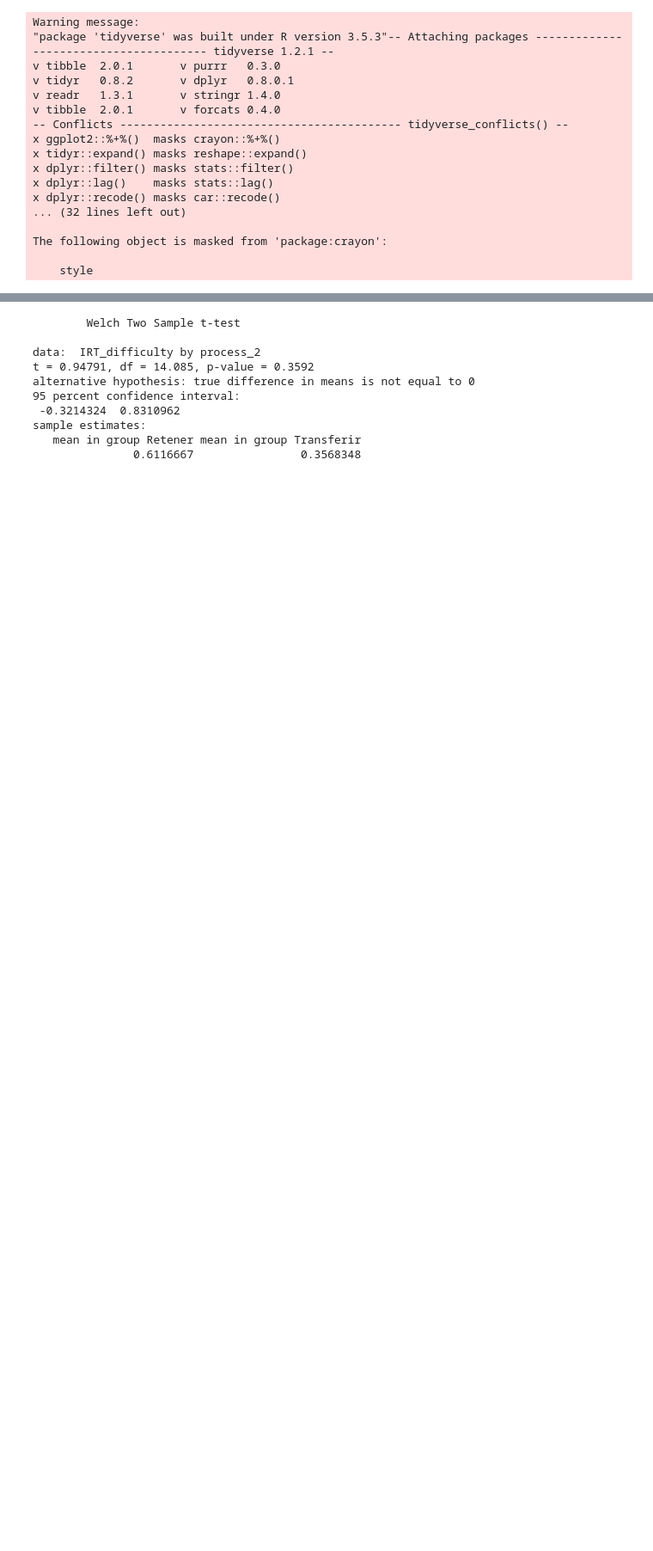
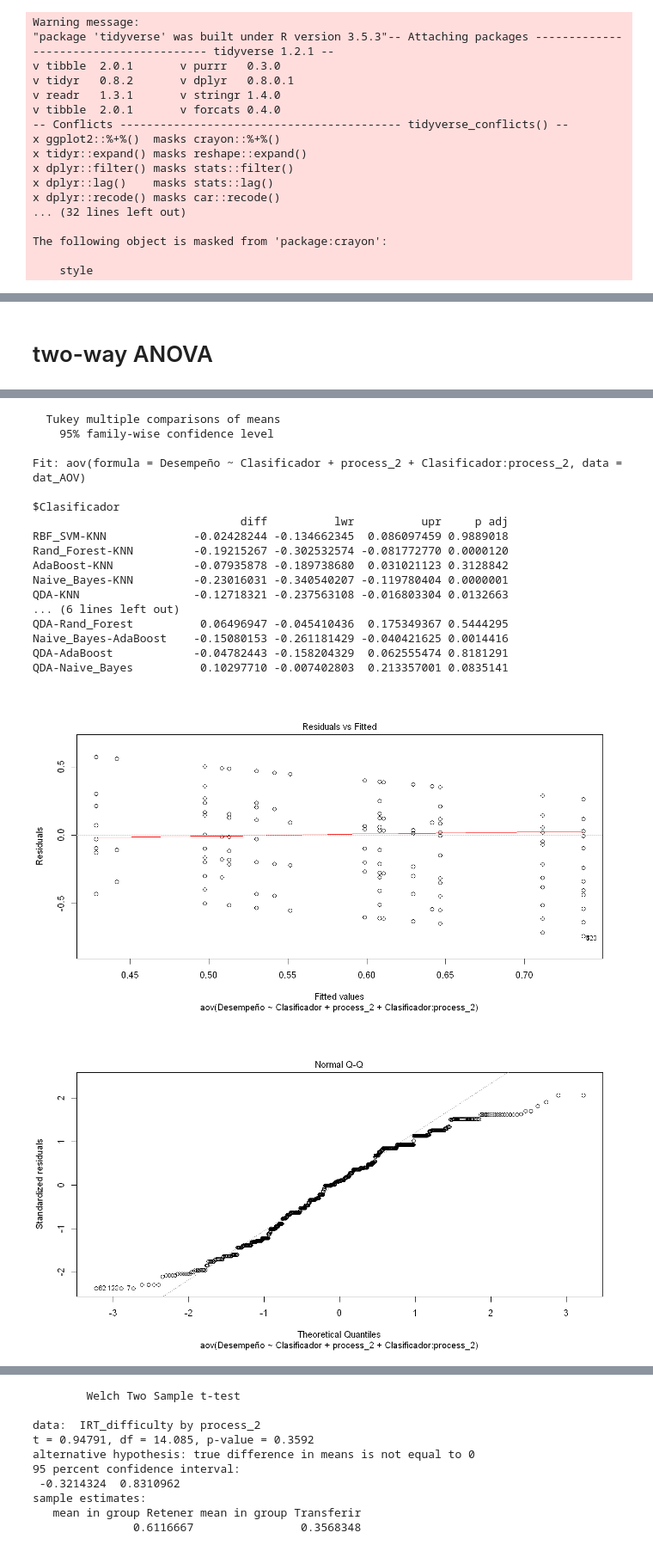
Before and after one commit to Yagwar/ASAG_Test, a Jupyter notebook: Final Results.ipynb, the cells around one changed output, grey strips where cells are left out. Shown at 86% size. Cells and saved outputs as stored; diff of their text form; code cells hidden in the pictures; blank space fills up the shorter version.

```diff
--- a/Final Results.ipynb
+++ b/Final Results.ipynb
@@ -150,3 +153,19 @@ Warning message in grid.Call(C_textBounds, as.graphicsAnnot(x$label), x$x, x$y,
 "font family not found in Windows font database"Warning message in grid.Call(C_textBounds, as.graphicsAnnot(x$label), x$x, x$y, :
 "font family not found in Windows font database"
 [figure]
+# %% [markdown]
+# two-way ANOVA
+# %%
+dat_AOV=melt(data,#[,c("process_6","process_2","KNN","RBF_SVM","Rand_Forest","AdaBoost","Naive_Bayes","QDA")],
+             id.vars = c("process_6","process_2","IRT_difficulty"),
+             measure.vars = c("KNN","RBF_SVM","Rand_Forest","AdaBoost","Naive_Bayes","QDA"))
+colnames(dat_AOV)=c("process_6","process_2","IRT_difficulty","Clasificador","Desempeño")
+dat_AOV$Clasificador=factor(dat_AOV$Clasificador, levels=c("KNN","RBF_SVM","Rand_Forest","AdaBoost","Naive_Bayes","QDA"))
+# %%
+leveneTest(Desempeño ~ Clasificador * process_2, data = dat_AOV)
+process_2_aov <- aov(Desempeño ~ Clasificador + process_2 + Clasificador:process_2, data = dat_AOV)
+summary(process_2_aov)
+TukeyHSD(process_2_aov,which ="Clasificador")
+plot(process_2_aov, 1)
+plot(process_2_aov, 2)
+# %% [output]
@@ -152,0 +182,19 @@ Warning message in grid.Call(C_textBounds, as.graphicsAnnot(x$label), x$x, x$y,
+  Tukey multiple comparisons of means
+    95% family-wise confidence level
+
+Fit: aov(formula = Desempeño ~ Clasificador + process_2 + Clasificador:process_2, data = dat_AOV)
+
+$Clasificador
+                               diff          lwr          upr     p adj
+RBF_SVM-KNN             -0.02428244 -0.134662345  0.086097459 0.9889018
+Rand_Forest-KNN         -0.19215267 -0.302532574 -0.081772770 0.0000120
+AdaBoost-KNN            -0.07935878 -0.189738680  0.031021123 0.3128842
+Naive_Bayes-KNN         -0.23016031 -0.340540207 -0.119780404 0.0000001
+QDA-KNN                 -0.12718321 -0.237563108 -0.016803304 0.0132663
+... (6 lines left out)
+QDA-Rand_Forest          0.06496947 -0.045410436  0.175349367 0.5444295
+Naive_Bayes-AdaBoost    -0.15080153 -0.261181429 -0.040421625 0.0014416
+QDA-AdaBoost            -0.04782443 -0.158204329  0.062555474 0.8181291
+QDA-Naive_Bayes          0.10297710 -0.007402803  0.213357001 0.0835141
+[figure, added]
+[figure, added]
```
Also changed, not shown: parts of 6 cells of this notebook.
